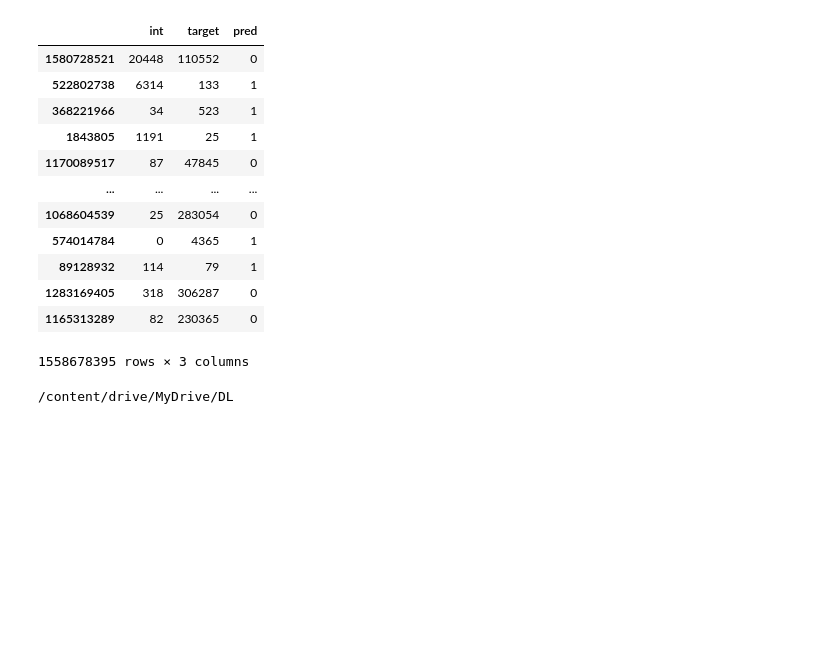
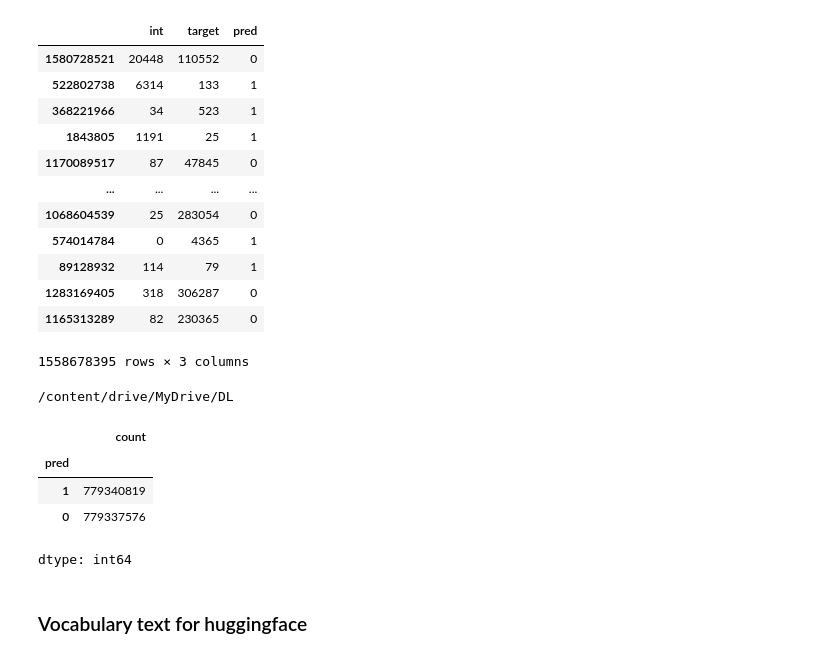
Before and after one commit to AbhishekBiswas12/Word2Vec_hindi, a Jupyter notebook: data.ipynb, the cells around one changed output. Cells and saved outputs as stored; diff of their text form; code cells hidden in the pictures; blank space fills up the shorter version.

```diff
--- a/data.ipynb
+++ b/data.ipynb
@@ -1004,0 +1007,16 @@ train
+# %%
+import pandas as pd
+
+# Load only the 'pred' column from train.csv
+# Specify dtype for 'pred' to maintain memory efficiency
+pred_column_only = pd.read_csv("train.csv", usecols=['pred'], dtype={'pred': 'int8'})
+# %%
+pred_column_only['pred'].value_counts()
+# %% [output]
+|  | count |
+| pred |  |
+| 1 | 779340819 |
+| 0 | 779337576 |
+dtype: int64
+# %% [markdown]
+### Vocabulary text for huggingface
```
Also changed, not shown: parts of 7 cells of this notebook, 2 other files.
